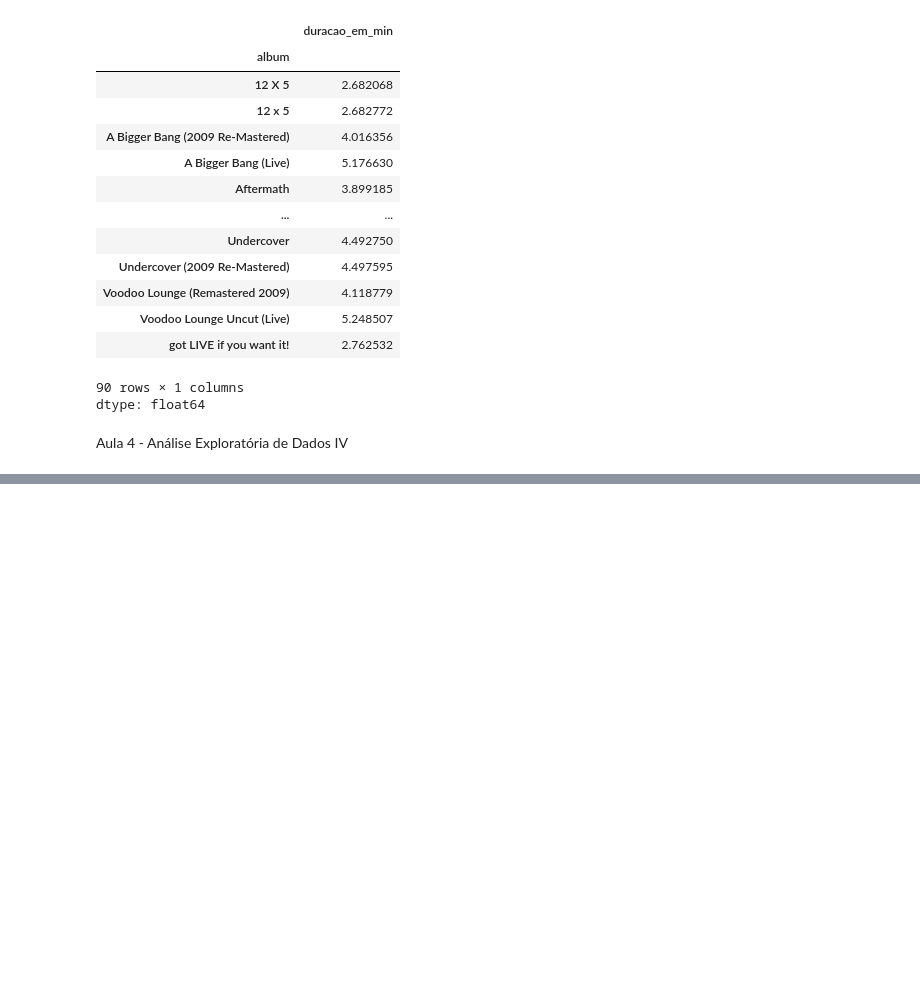
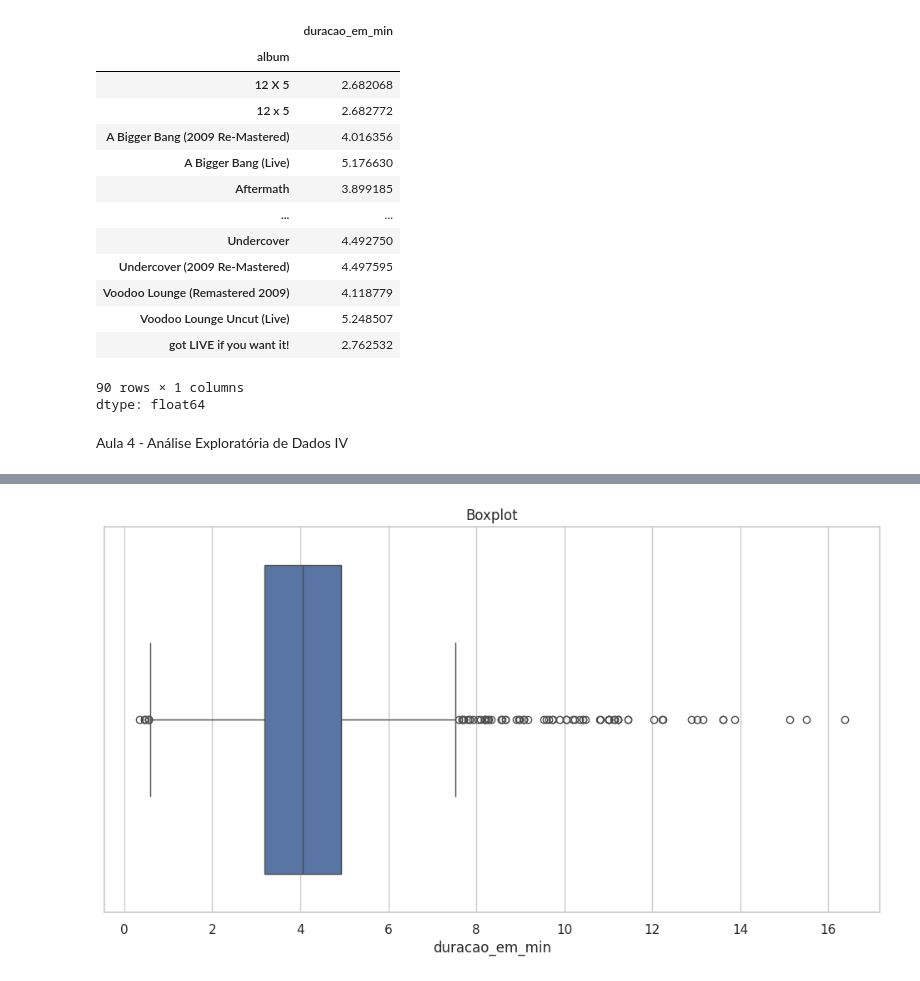
Before and after one commit to SandraRojasZ/Machine-Learning-and-Time-Series, a Jupyter notebook: Aula_2_Análise_Exploratória_de_Dados_(EDA).ipynb, the cells around one changed output, grey strips where cells are left out. Saved outputs shown, nothing was run; the diff lists cells and outputs as text; code cells hidden in the pictures; blank space fills up the shorter version.

```diff
--- a/Aula_2_Análise_Exploratória_de_Dados_(EDA).ipynb
+++ b/Aula_2_Análise_Exploratória_de_Dados_(EDA).ipynb
@@ -132,0 +205,8 @@ Aula 4 - Análise Exploratória de Dados IV
+# %%
+sns.set(style="whitegrid")
+fig, axes = plt.subplots(figsize=(12,6))
+sns.boxplot(x="duracao_em_min", data=df)
+axes.set_title("Boxplot")
+plt.show()
+# %% [output]
+[figure, added]
```
Also changed, not shown: parts of 12 cells of this notebook.
